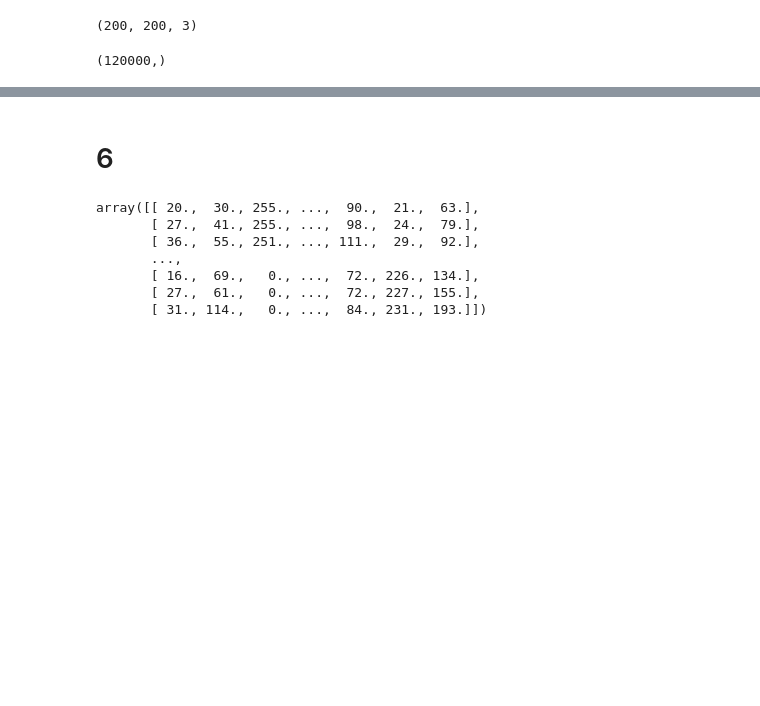
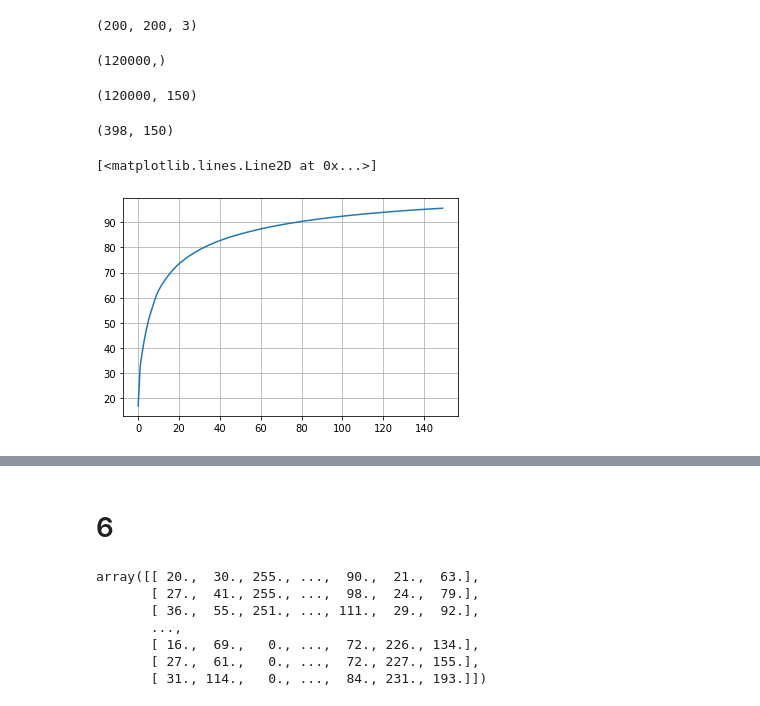
Before and after one commit to KathrineSN/Cognitive-Modelling-Project-1, a Jupyter notebook: Cognitive_Modeling_Project_1.ipynb, the cells around one changed output, grey strips where cells are left out. Cells and saved outputs as stored; diff of their text form; code cells hidden in the pictures; blank space fills up the shorter version.

```diff
--- a/Cognitive_Modeling_Project_1.ipynb
+++ b/Cognitive_Modeling_Project_1.ipynb
@@ -107,3 +107,24 @@ means = np.mean(big_im, axis=1)
 (120000,)
 # %%
 subtracted_mean = (big_im.T - means).T
+# %%
+from sklearn.decomposition import PCA
+
+pca = PCA(n_components = 150)
+S = pca.fit_transform(subtracted_mean)
+S.shape
+# %% [output]
+(120000, 150)
+# %%
+A = pca.components_.T
+A.shape
+# %% [output]
+(398, 150)
+# %%
+variance = pca.explained_variance_ratio_
+import matplotlib.pyplot as plt
+plt.grid()
+plt.plot(np.cumsum(variance)*100)
+# %% [output]
+[<matplotlib.lines.Line2D at 0x...>]
+[figure, added]
```
Also changed, not shown: parts of 1 cell of this notebook.
